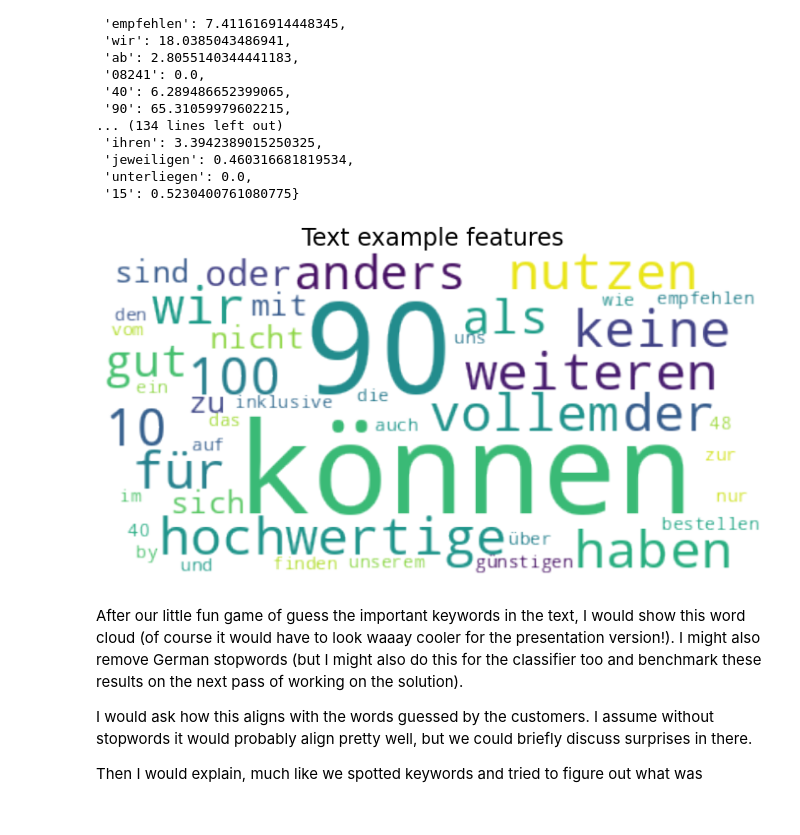
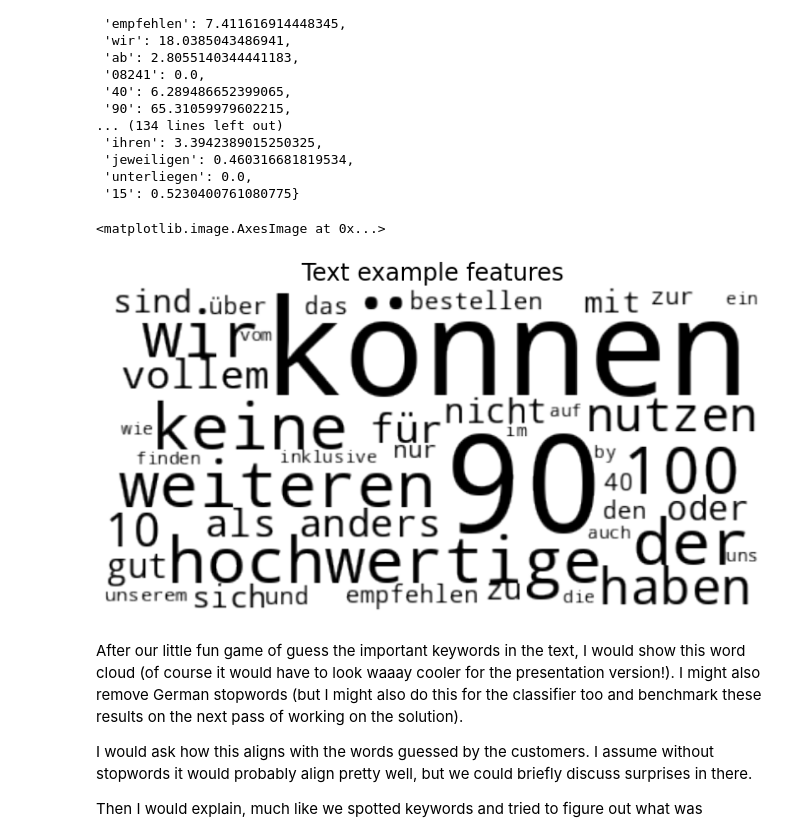
Before and after one commit to schi/NLP-technical-interview, a Jupyter notebook: notebook.ipynb, the cells around one changed output. Saved outputs shown, nothing was run; the diff lists cells and outputs as text; code cells hidden in the pictures.

```diff
--- a/notebook.ipynb
+++ b/notebook.ipynb
@@ -724,14 +724,15 @@ words_in_text_ranked
 # %%
 text_example_wordcloud = WordCloud(background_color="rgba(255, 255, 255, 0)", mode="RGBA", relative_scaling=0,
                                    normalize_plurals=False, prefer_horizontal=1, min_font_size=10).generate_from_frequencies(words_in_text_ranked)
 
 plt.figure(figsize=(12, 12))
-plt.imshow(text_example_wordcloud, interpolation="bilinear")
 plt.axis("off")
 plt.title('Text example features', fontsize=24)
-plt.show()
+
+plt.imshow(text_example_wordcloud.recolor(color_func=lambda **kwargs: "black"), interpolation="bilinear")
 # %% [output]
+<matplotlib.image.AxesImage at 0x...>
-[figure, old version]
+[figure, new version]
 # %% [markdown]
 After our little fun game of guess the important keywords in the text, I would show this word cloud (of course it would have to look waaay cooler for the presentation version!). I might also remove German stopwords (but I might also do this for the classifier too and benchmark these results on the next pass of working on the solution).
 
```
Also changed, not shown: parts of 3 cells of this notebook, 4 other files.
